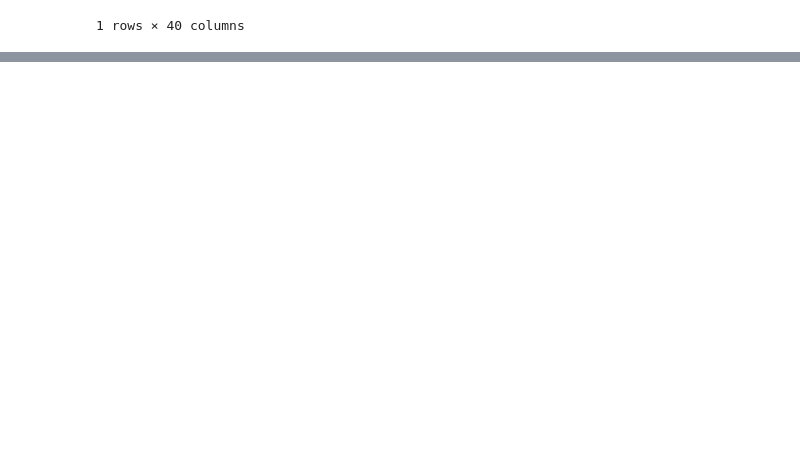
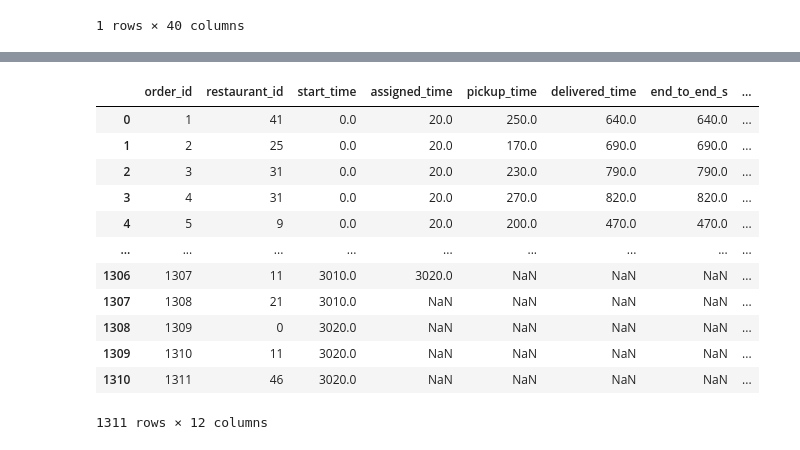
Before and after one commit to mikemachr/CitySim, a Jupyter notebook: playground.ipynb, the cells around one changed output, grey strips where cells are left out. Cells and saved outputs as stored; diff of their text form; code cells hidden in the pictures; blank space fills up the shorter version.

```diff
--- a/playground.ipynb
+++ b/playground.ipynb
@@ -281 +220,43 @@ plt.close()
 ani.save("sim.mp4")
+# %%
+# =========================================================
+# POST-RUN METRICS
+# Run this cell after the animation finishes (or after
+# sim.run_until(T)) to inspect KPIs for the current run.
+# =========================================================
+
+import pandas as pd
+
+m = sim.metrics_snapshot()
+print(f"Dispatch mode      : {m['dispatch_mode']}")
+print(f"Simulated time     : {m['time']:.0f}s")
+print(f"Total orders       : {m['total_orders']}")
+print(f"Delivered          : {m['n_delivered']}")
+print(f"Pending unassigned : {m['pending_unassigned']}")
+print(f"Idle drivers       : {m['idle_drivers']}")
+print()
+print(f"Avg end-to-end     : {m['avg_end_to_end_s']:.1f}s" if m['avg_end_to_end_s'] else "Avg end-to-end : n/a")
+print(f"Avg food wait      : {m['avg_food_wait_s']:.1f}s"  if m['avg_food_wait_s']   else "Avg food wait  : n/a")
+print(f"Avg dispatch delay : {m['avg_dispatch_delay_s']:.1f}s" if m['avg_dispatch_delay_s'] else "Avg dispatch delay : n/a")
+
+# Per-order dataframe for deeper analysis
+records = [
+    {
+        'order_id'        : o.id,
+        'restaurant_id'   : o.restaurant_id,
+        'start_time'      : o.start_time,
+        'assigned_time'   : o.assigned_time,
+        'pickup_time'     : o.pickup_time,
+        'delivered_time'  : o.delivered_time,
+        'end_to_end_s'    : o.end_to_end_time,
+        'food_wait_s'     : o.food_wait_time,
+        'dispatch_delay_s': o.dispatch_delay,
+        'status'          : o.status,
+        'user_id'         : o.user_id,
+        'driver_id'       : o.driver_id,
+    }
+    for o in sim.orders.values()
+]
+
+df = pd.DataFrame(records)
+df.head(10)
@@ -281,0 +287,16 @@ ani.save("sim.mp4")
+# %%
+df
+# %% [output]
+|  | order_id | restaurant_id | start_time | assigned_time | pickup_time | delivered_time | end_to_end_s | ... |
+| 0 | 1 | 41 | 0.0 | 20.0 | 250.0 | 640.0 | 640.0 | ... |
+| 1 | 2 | 25 | 0.0 | 20.0 | 170.0 | 690.0 | 690.0 | ... |
+| 2 | 3 | 31 | 0.0 | 20.0 | 230.0 | 790.0 | 790.0 | ... |
+| 3 | 4 | 31 | 0.0 | 20.0 | 270.0 | 820.0 | 820.0 | ... |
+| 4 | 5 | 9 | 0.0 | 20.0 | 200.0 | 470.0 | 470.0 | ... |
+| ... | ... | ... | ... | ... | ... | ... | ... | ... |
+| 1306 | 1307 | 11 | 3010.0 | 3020.0 | NaN | NaN | NaN | ... |
+| 1307 | 1308 | 21 | 3010.0 | NaN | NaN | NaN | NaN | ... |
+| 1308 | 1309 | 0 | 3020.0 | NaN | NaN | NaN | NaN | ... |
+| 1309 | 1310 | 11 | 3020.0 | NaN | NaN | NaN | NaN | ... |
+| 1310 | 1311 | 46 | 3020.0 | NaN | NaN | NaN | NaN | ... |
+1311 rows × 12 columns
```
Also changed, not shown: parts of 5 cells of this notebook, 1 other file.
